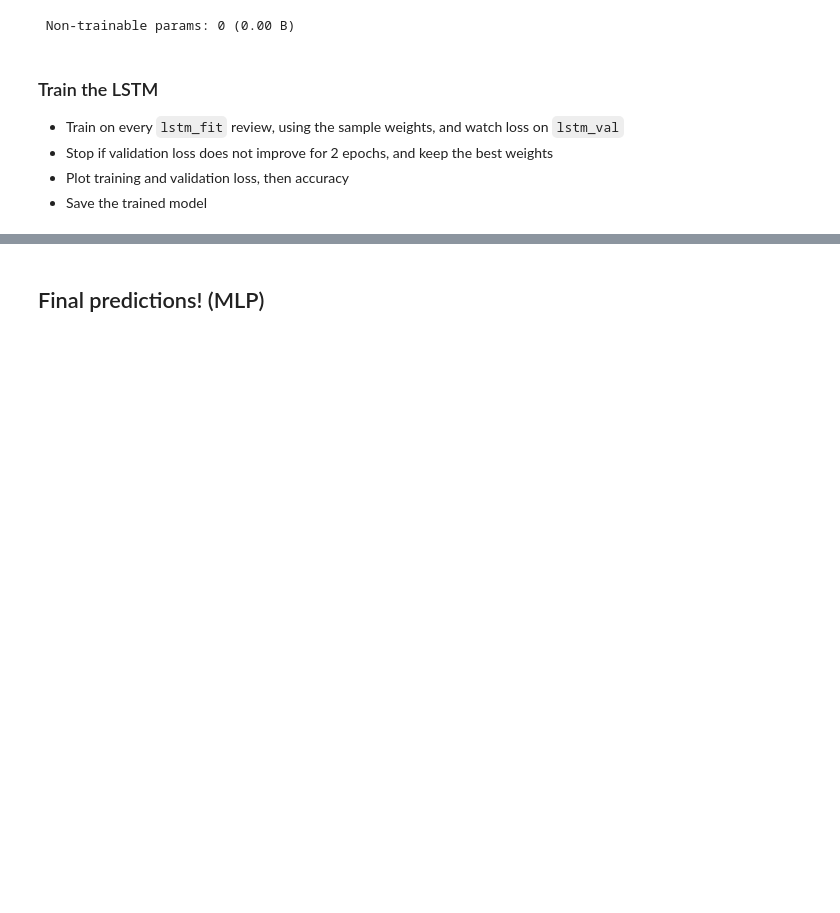
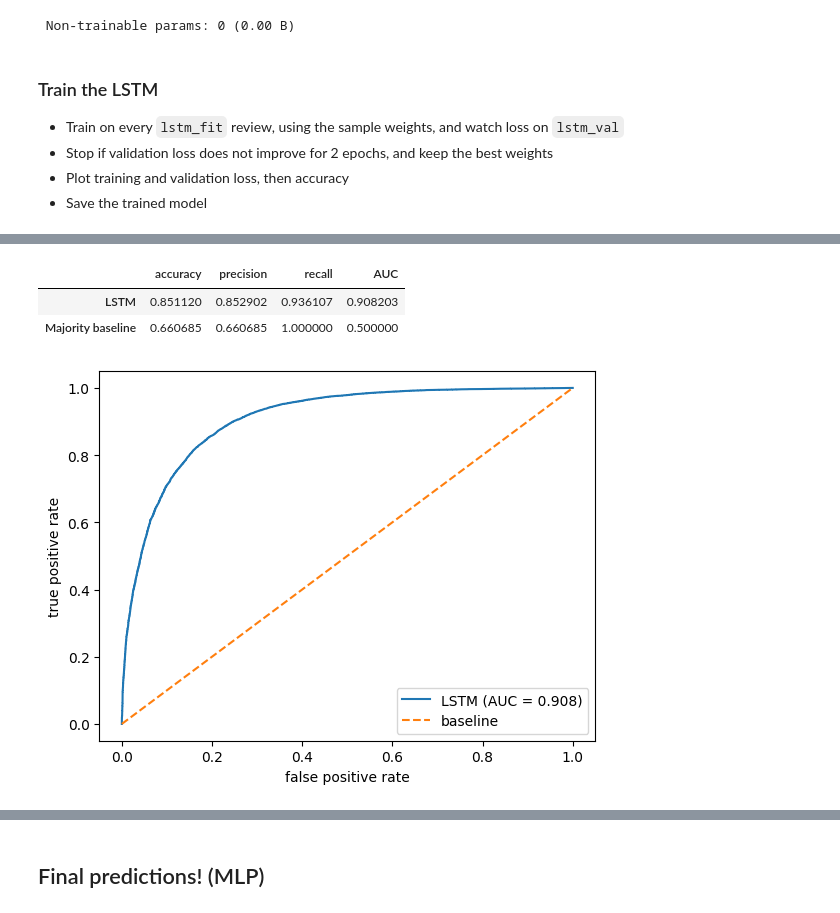
Before and after one commit to angml/ML2_Project, a Jupyter notebook: project_file.ipynb, the cells around one changed output, grey strips where cells are left out. Saved outputs shown, nothing was run; the diff lists cells and outputs as text; code cells hidden in the pictures; blank space fills up the shorter version.

Commit message:
update lstm

```diff
--- a/project_file.ipynb
+++ b/project_file.ipynb
@@ -484,0 +490,49 @@ Epoch 5/10
+# %%
+# function to score review predictions
+def classification_metrics(y_true, y_pred, y_prob):
+    accuracy = accuracy_score(y_true, y_pred)
+    precision = precision_score(y_true, y_pred, zero_division=0)
+    recall = recall_score(y_true, y_pred, zero_division=0)
+    # distinction for majority baseline vs review prediction
+    if pd.Series(y_prob).nunique() < 2:
+        auc = 0.5
+    else:
+        auc = roc_auc_score(y_true, y_prob)
+    return accuracy, precision, recall, auc
+
+# get test-set predictions and positive labels
+y_prob = model.predict(X_test, batch_size=64).reshape(-1)
+y_pred = (y_prob >= 0.5).astype(int)
+
+# most common label in lstm_fit
+if (fit_reviews["positive"] == 1).sum() >= (fit_reviews["positive"] == 0).sum():
+    majority_label = 1
+else:
+    majority_label = 0
+
+y_pred_majority = np.full(len(y_test), majority_label)
+y_prob_majority = np.full(len(y_test), float(majority_label))
+
+lstm_accuracy, lstm_precision, lstm_recall, lstm_auc = classification_metrics(y_test, y_pred, y_prob)
+base_accuracy, base_precision, base_recall, base_auc = classification_metrics(y_test, y_pred_majority, y_prob_majority)
+
+comparison = pd.DataFrame(
+    {
+        "accuracy": [lstm_accuracy, base_accuracy],
+        "precision": [lstm_precision, base_precision],
+        "recall": [lstm_recall, base_recall],
+        "AUC": [lstm_auc, base_auc],
+    },
+    index=["LSTM", "Majority baseline"],
+)
+display(comparison)
+
+fpr, tpr, thresholds = roc_curve(y_test, y_prob)
+plt.figure()
+plt.plot(fpr, tpr, label="LSTM (AUC = " + str(round(lstm_auc, 3)) + ")")
+plt.plot([0, 1], [0, 1], linestyle="--", label="baseline")
+plt.xlabel("false positive rate")
+plt.ylabel("true positive rate")
+plt.legend()
+plt.show()
+# %% [output]
@@ -484,0 +540,4 @@ Epoch 5/10
+|  | accuracy | precision | recall | AUC |
+| LSTM | 0.851120 | 0.852902 | 0.936107 | 0.908203 |
+| Majority baseline | 0.660685 | 0.660685 | 1.000000 | 0.500000 |
+[figure, added]
```
Also changed, not shown: parts of 8 cells of this notebook.
